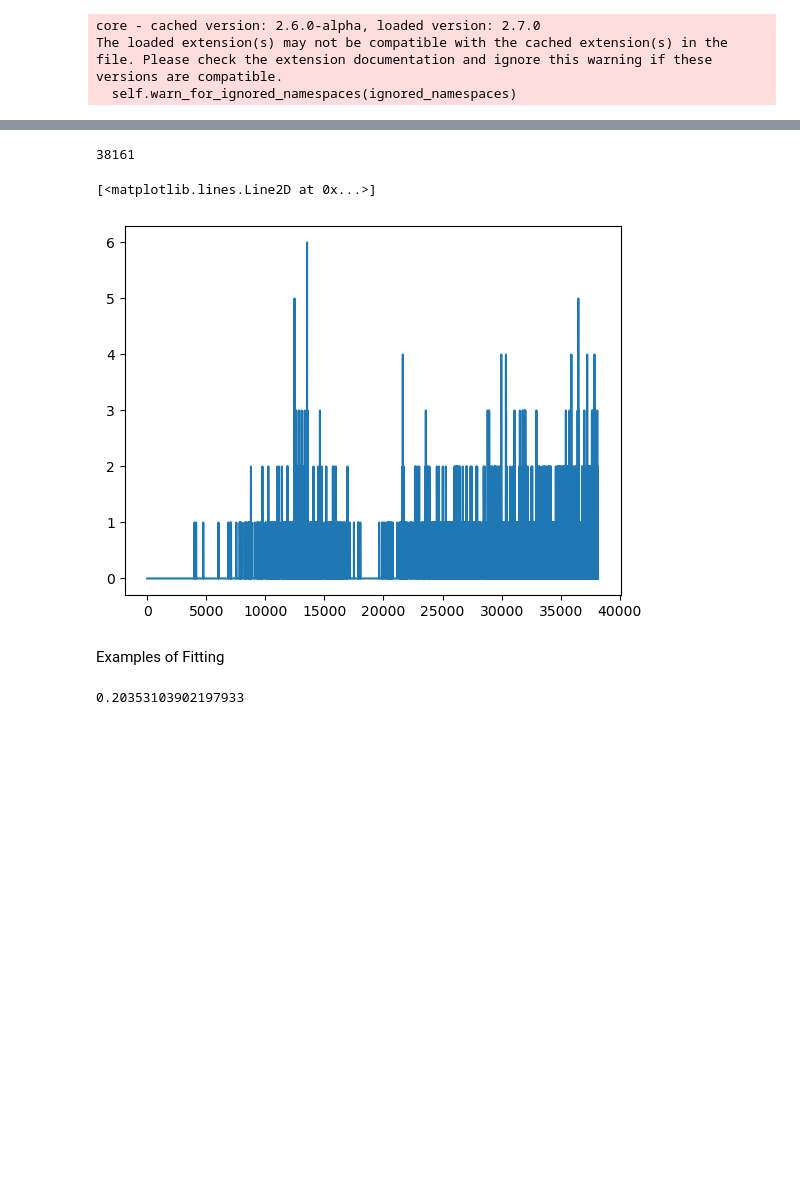
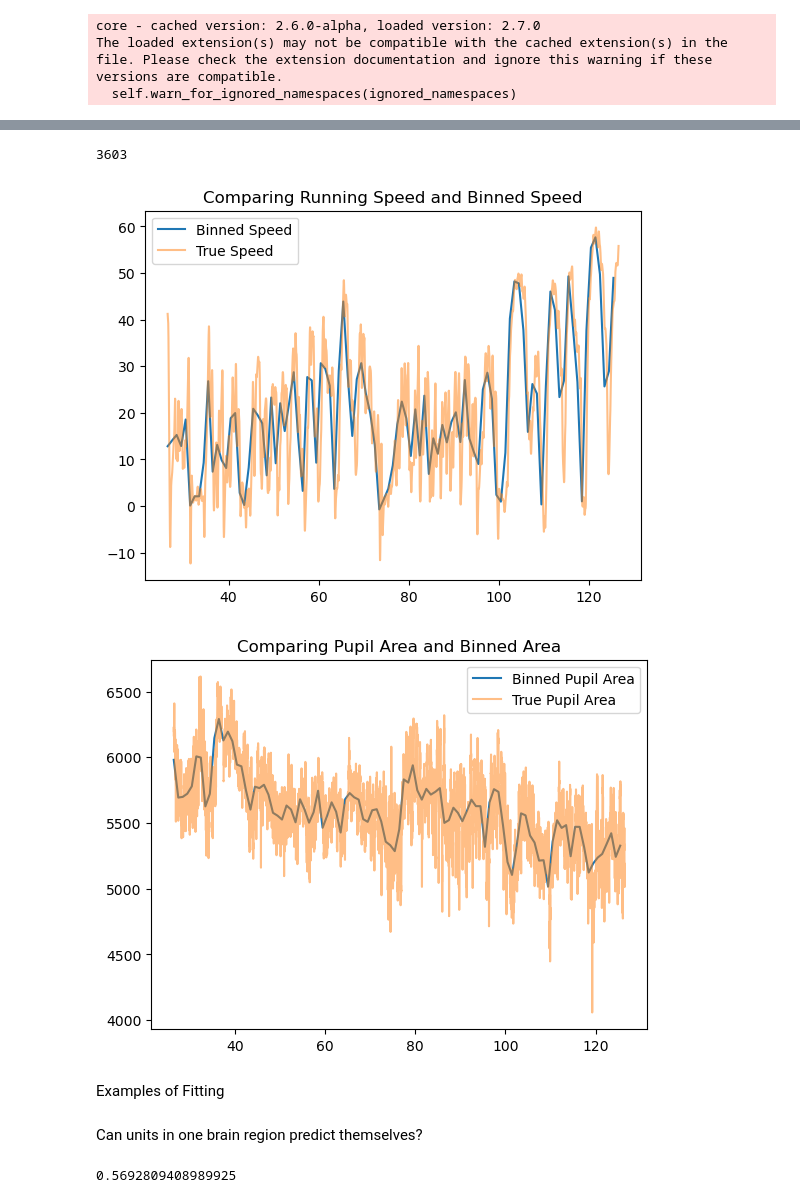
Before and after one commit to matt-wats/AMP3-Spring-2026-Project, a Jupyter notebook: example_fitting.ipynb, the cells around one changed output, grey strips where cells are left out. Drawn from its saved outputs; the diff is of its cells as text; code cells hidden in the pictures; blank space fills up the shorter version.

```diff
--- a/example_fitting.ipynb
+++ b/example_fitting.ipynb
@@ -88,6 +74,9 @@ min_t, max_t
+# %%
+min_t = session.trials.start_time.min()
+max_t = session.trials.stop_time.max()
 # %%
-binSize = 0.25 # Can change this to any number of seconds
+binSize = 1.0 # Can change this to any number of seconds
 bins = np.arange(min_t, max_t+binSize, binSize)
 len(bins)
 # %% [output]
-38161
+3603
@@ -105,5 +82,0 @@ area_change_responses = np.array(area_change_responses)
-# %%
-plt.plot(area_change_responses[4])
-# %% [output]
-[<matplotlib.lines.Line2D at 0x...>]
-[figure, removed]
@@ -110,2 +120,26 @@ plt.plot(area_change_responses[4])
+# %%
+# Plot running speeds
+plt.plot(bins[:100],binned_running_speed[:100], label="Binned Speed")
+
+sdx = np.searchsorted(running_speed.timestamps.values, bins[0])
+plt.plot(running_speed.timestamps.values[sdx:sdx+6000], running_speed.speed.values[sdx:sdx+6000], alpha=0.5, label="True Speed")
+
+plt.legend()
+plt.title("Comparing Running Speed and Binned Speed")
+plt.show()
+
+
+# Plot pupil areas
+plt.plot(bins[:100],binned_pupil_area[:100], label="Binned Pupil Area")
+
+sdx = np.searchsorted(eye_tracking.timestamps.values, bins[0])
+plt.plot(eye_tracking.timestamps.values[sdx:sdx+6000], eye_tracking.pupil_area.values[sdx:sdx+6000], alpha=0.5, label="True Pupil Area")
+
+plt.legend()
+plt.title("Comparing Pupil Area and Binned Area")
+plt.show()
+# %% [output]
+[figure, added]
+[figure, added]
 # %% [markdown]
 Examples of Fitting
@@ -112,10 +154,18 @@ Examples of Fitting
+# %% [markdown]
+Can units in one brain region predict themselves?
 # %%
 from sklearn.linear_model import LinearRegression
-X = area_change_responses[1:].T
-# y = 1 * x_0 + 2 * x_1 + 3
-y = area_change_responses[:1].T
-reg = LinearRegression().fit(X, y)
+
+# Set the target unit
+is_tgt = np.zeros(norm_spike_counts.shape[0], dtype=bool)
+is_tgt[10] = True
+
+# Create inputs X and target Y
+
+X = norm_spike_counts[~is_tgt].T
+Y = norm_spike_counts[is_tgt].T
+reg = LinearRegression().fit(X, Y)
 y_hat = reg.predict(X)
-reg.score(X, y)
+reg.score(X, Y)
 # %% [output]
-0.20353103902197933
+0.5692809408989925
```
Also changed, not shown: parts of 15 cells of this notebook.
